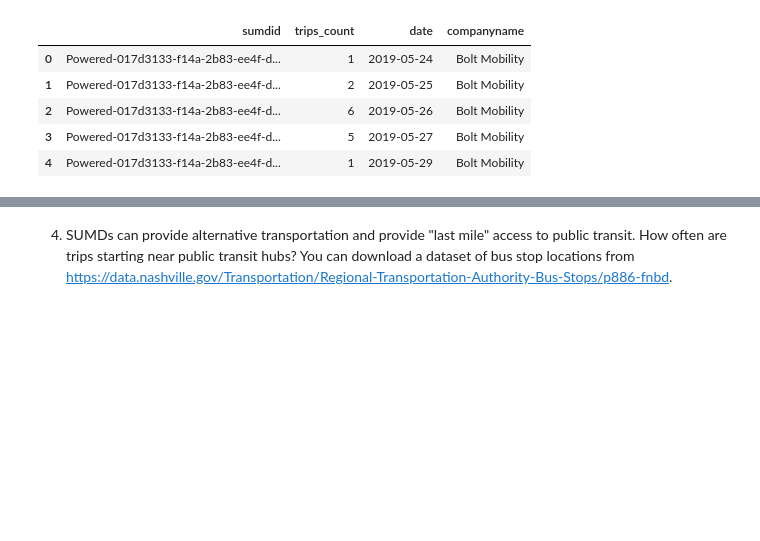
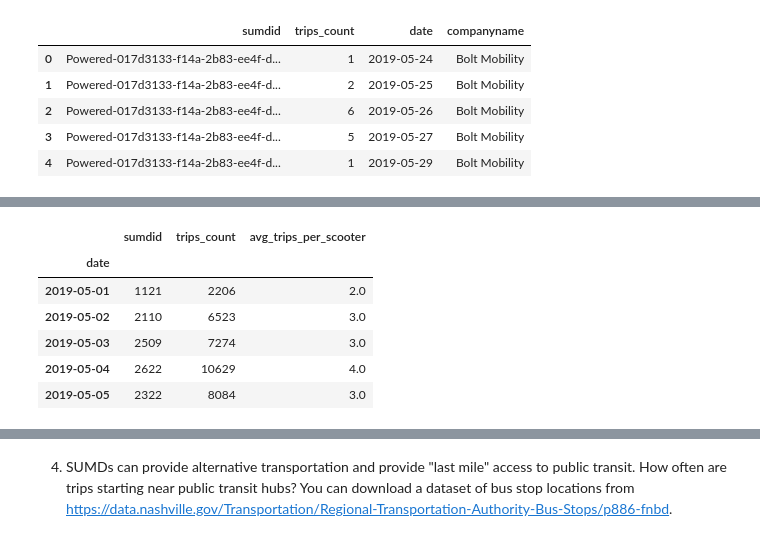
Before and after one commit to NSS-Data-Analytics-Cohort-10/scooters-group-2, a Jupyter notebook: notebooks/scooters_notebook.ipynb, the cells around one changed output, grey strips where cells are left out. Saved outputs shown, nothing was run; the diff lists cells and outputs as text; code cells hidden in the pictures; blank space fills up the shorter version.

```diff
--- a/notebooks/scooters_notebook.ipynb
+++ b/notebooks/scooters_notebook.ipynb
@@ -486,0 +513,10 @@ use_per_day.head()
+# %%
+grouped_use_tpd.head()
+# %% [output]
+|  | sumdid | trips_count | avg_trips_per_scooter |
+| date |  |  |  |
+| 2019-05-01 | 1121 | 2206 | 2.0 |
+| 2019-05-02 | 2110 | 6523 | 3.0 |
+| 2019-05-03 | 2509 | 7274 | 3.0 |
+| 2019-05-04 | 2622 | 10629 | 4.0 |
+| 2019-05-05 | 2322 | 8084 | 3.0 |
```
Also changed, not shown: parts of 19 cells of this notebook, 1 other file.
